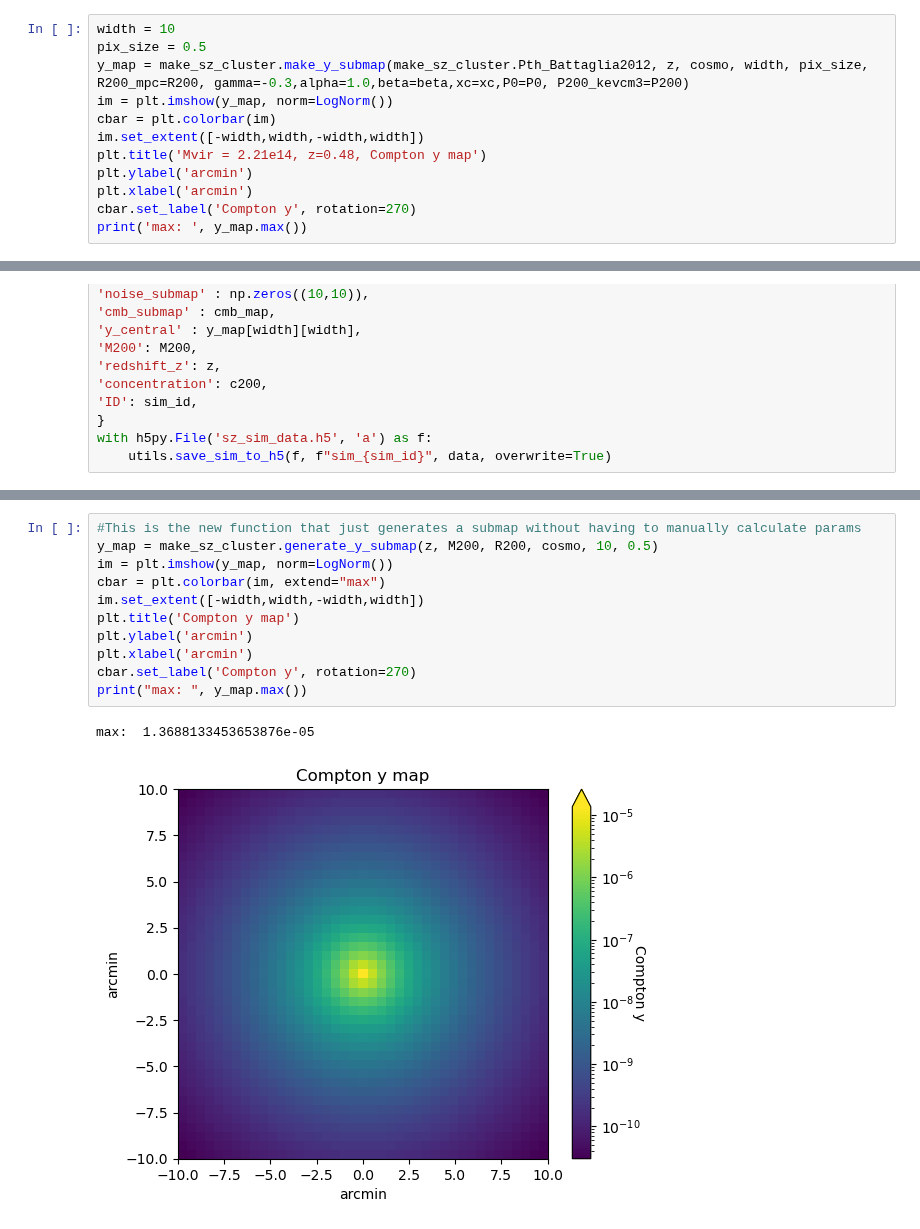
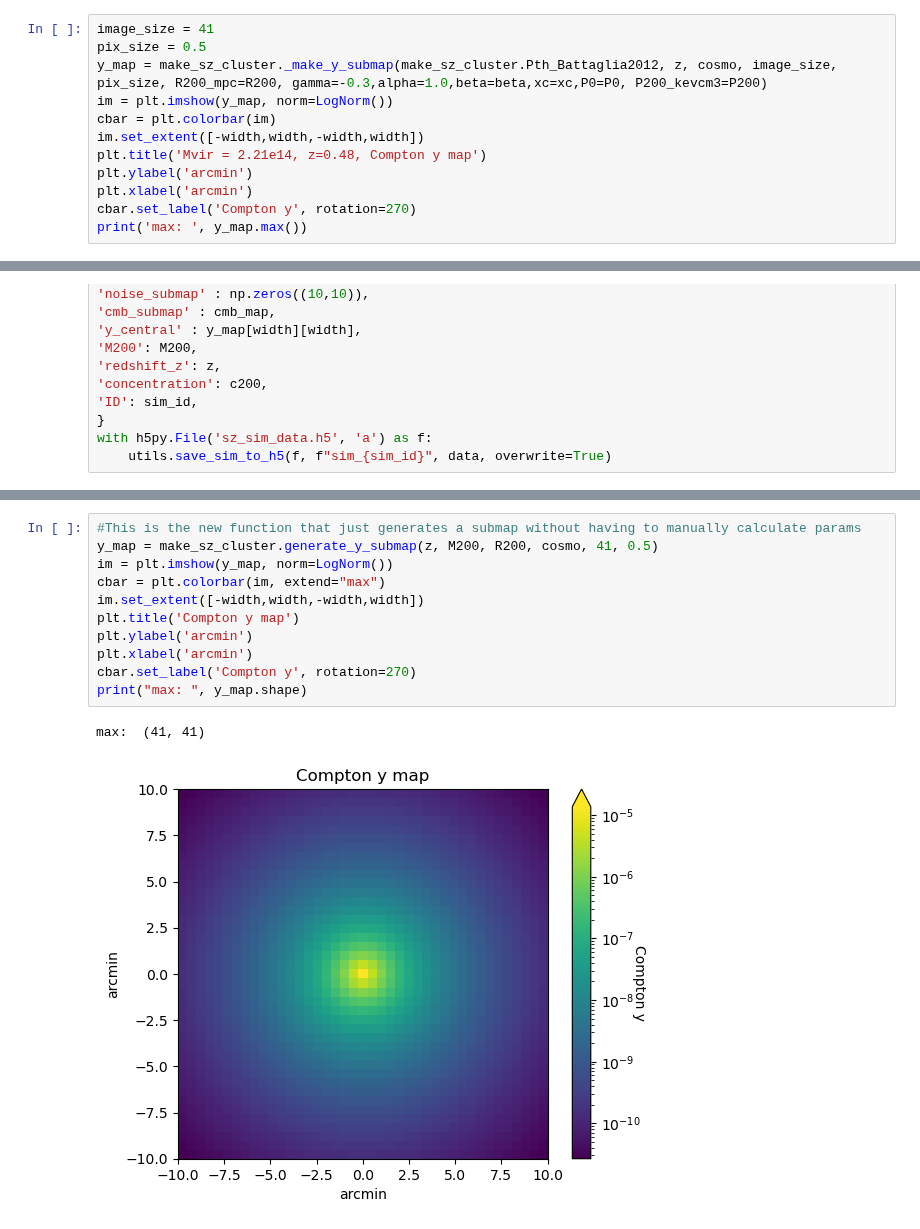
Before and after one commit to deepskies/DeepSZSim, a Jupyter notebook: run_sims.ipynb, the cells around one changed output, grey strips where cells are left out. Saved outputs shown, nothing was run; the diff lists cells and outputs as text.

```diff
--- a/run_sims.ipynb
+++ b/run_sims.ipynb
@@ -125,9 +132,9 @@ plt.show()
 # %% [output]
 [figure]
 # %%
-width = 10
+image_size = 41
 pix_size = 0.5
-y_map = make_sz_cluster.make_y_submap(make_sz_cluster.Pth_Battaglia2012, z, cosmo, width, pix_size, R200_mpc=R200, gamma=-0.3,alpha=1.0,beta=beta,xc=xc,P0=P0, P200_kevcm3=P200)
+y_map = make_sz_cluster._make_y_submap(make_sz_cluster.Pth_Battaglia2012, z, cosmo, image_size, pix_size, R200_mpc=R200, gamma=-0.3,alpha=1.0,beta=beta,xc=xc,P0=P0, P200_kevcm3=P200)
 im = plt.imshow(y_map, norm=LogNorm())
 cbar = plt.colorbar(im)
 im.set_extent([-width,width,-width,width])
@@ -260,14 +267,14 @@ tSZ signal: 6.085429573375762
 # %%
 #This is the new function that just generates a submap without having to manually calculate params
-y_map = make_sz_cluster.generate_y_submap(z, M200, R200, cosmo, 10, 0.5)
+y_map = make_sz_cluster.generate_y_submap(z, M200, R200, cosmo, 41, 0.5)
 im = plt.imshow(y_map, norm=LogNorm())
 cbar = plt.colorbar(im, extend="max")
 im.set_extent([-width,width,-width,width])
 plt.title('Compton y map')
 plt.ylabel('arcmin')
 plt.xlabel('arcmin')
 cbar.set_label('Compton y', rotation=270)
-print("max: ", y_map.max())
+print("max: ", y_map.shape)
 # %% [output]
-max:  1.3688133453653876e-05
+max:  (41, 41)
-[figure, old version]
+[figure, new version]
```
Also changed, not shown: parts of 11 cells of this notebook, 3 other files.
